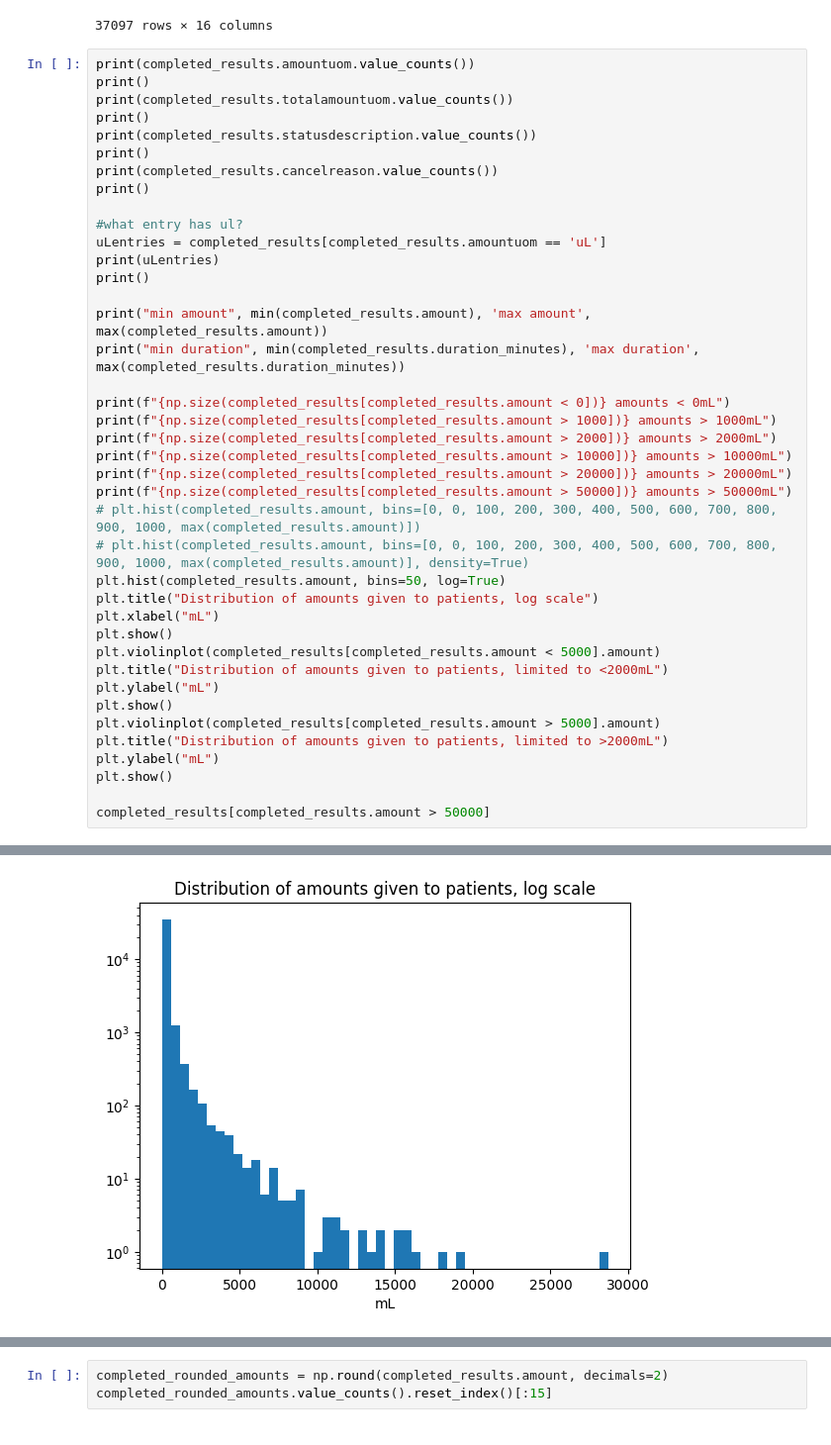
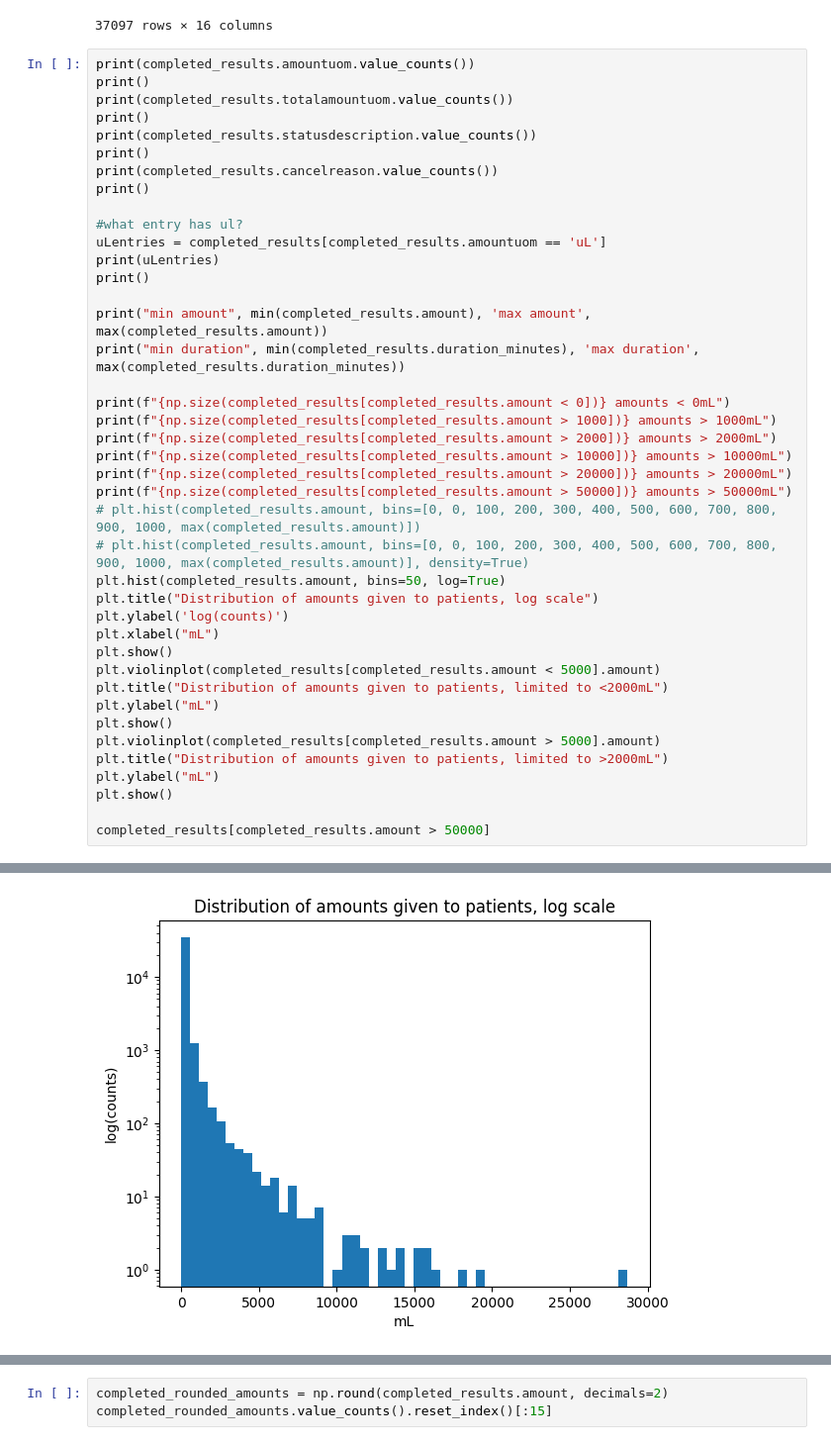
Before and after one commit to kmorhun/tranfusion-reactions, a Jupyter notebook: exploratory_data_analysis/eda_kat.ipynb, the cells around one changed output, grey strips where cells are left out. Shown at 99% size. Drawn from its saved outputs; the diff is of its cells as text.

```diff
--- a/exploratory_data_analysis/eda_kat.ipynb
+++ b/exploratory_data_analysis/eda_kat.ipynb
@@ -348,37 +389,38 @@ print(f"{np.size(completed_results[completed_results.amount > 50000])} amounts >
 # plt.hist(completed_results.amount, bins=[0, 0, 100, 200, 300, 400, 500, 600, 700, 800, 900, 1000, max(completed_results.amount)], density=True)
 plt.hist(completed_results.amount, bins=50, log=True)
 plt.title("Distribution of amounts given to patients, log scale")
+plt.ylabel('log(counts)')
 plt.xlabel("mL")
 plt.show()
 plt.violinplot(completed_results[completed_results.amount < 5000].amount)
 plt.title("Distribution of amounts given to patients, limited to <2000mL")
 plt.ylabel("mL")
 plt.show()
 plt.violinplot(completed_results[completed_results.amount > 5000].amount)
 plt.title("Distribution of amounts given to patients, limited to >2000mL")
 plt.ylabel("mL")
 plt.show()
 
 completed_results[completed_results.amount > 50000]
 # %% [output]
 amountuom
 ml    37097
 Name: count, dtype: int64
 
 totalamountuom
 ml    37097
 Name: count, dtype: int64
 
 statusdescription
 FinishedRunning    36371
 Changed              358
 Stopped              287
 ... (17 lines left out)
 6912 amounts > 2000mL
 352 amounts > 10000mL
 16 amounts > 20000mL
 0 amounts > 50000mL
-[figure, old version]
+[figure, new version]
 [figure]
 [figure]
 |  | subject_id | hadm_id | icustay_id | starttime | endtime | duration_minutes | itemid | label | amount | ... |
```
Also changed, not shown: parts of 7 cells of this notebook, 1 other file.
